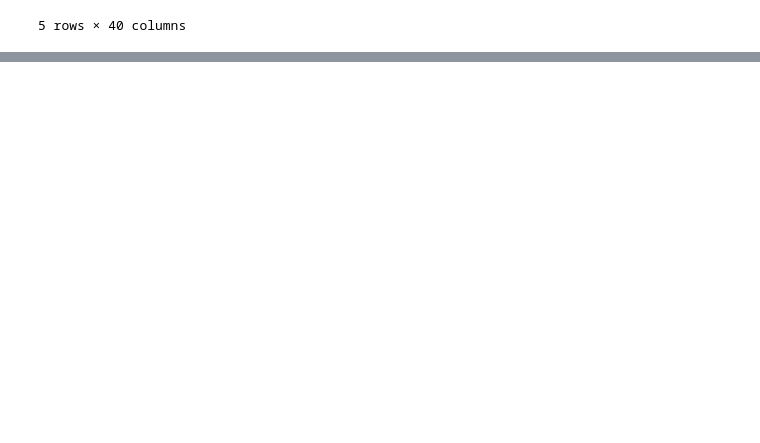
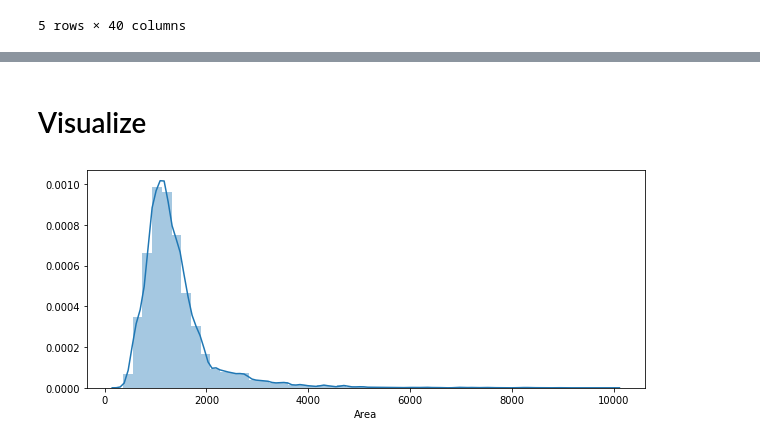
Before and after one commit to rshby/Supervised_Learning, a Jupyter notebook: House Price in India/House Price India - ElasticNet.ipynb, the cells around one changed output, grey strips where cells are left out. Saved outputs shown, nothing was run; the diff lists cells and outputs as text; code cells hidden in the pictures; blank space fills up the shorter version.

```diff
--- a/House Price in India/House Price India - ElasticNet.ipynb
+++ b/House Price in India/House Price India - ElasticNet.ipynb
@@ -40,0 +61,8 @@ df.head()
+# %% [markdown]
+# Visualize
+# %%
+plt.figure(figsize=(10, 4))
+ax = sns.distplot(df["Area"])
+plt.show()
+# %% [output]
+[figure, added]
```
Also changed, not shown: parts of 6 cells of this notebook.
